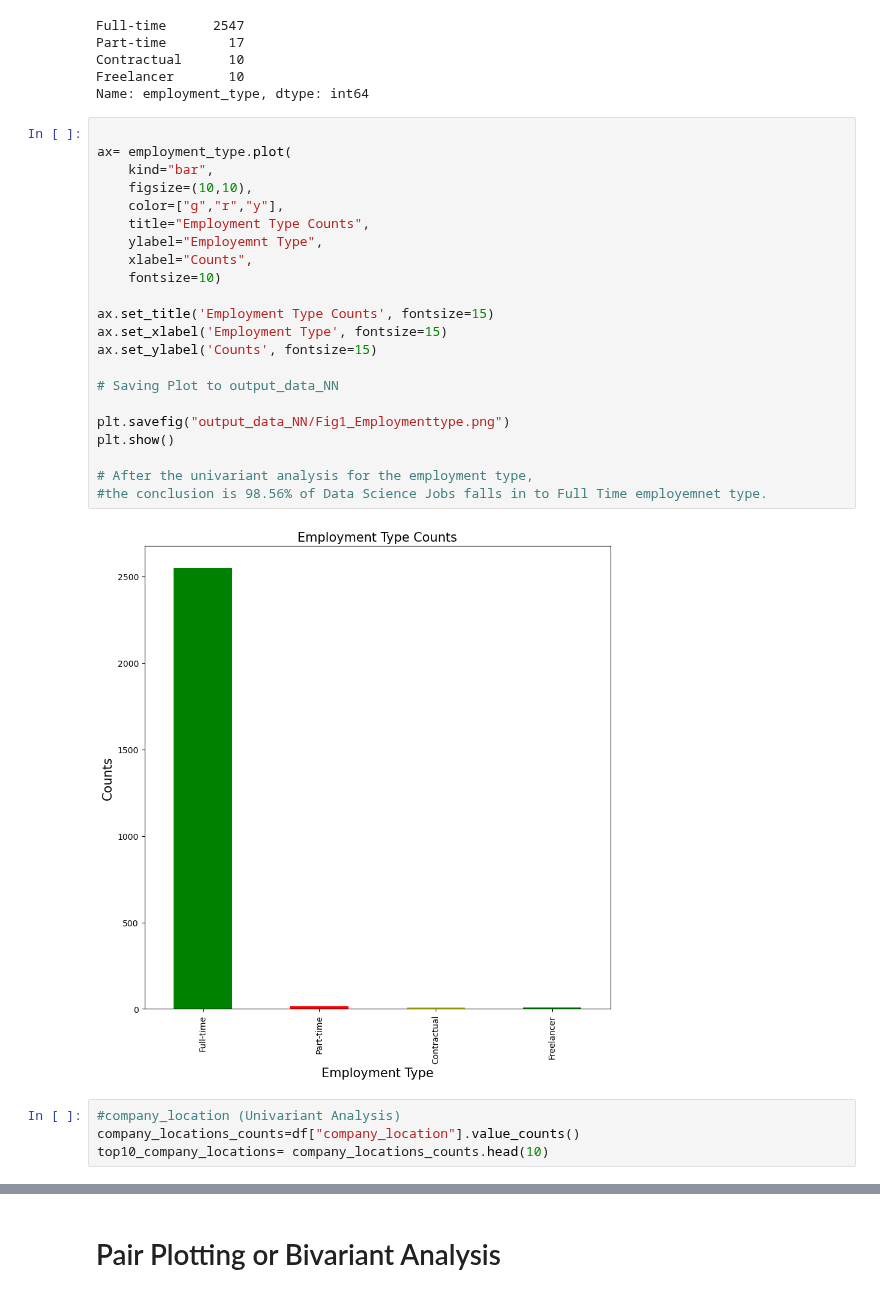
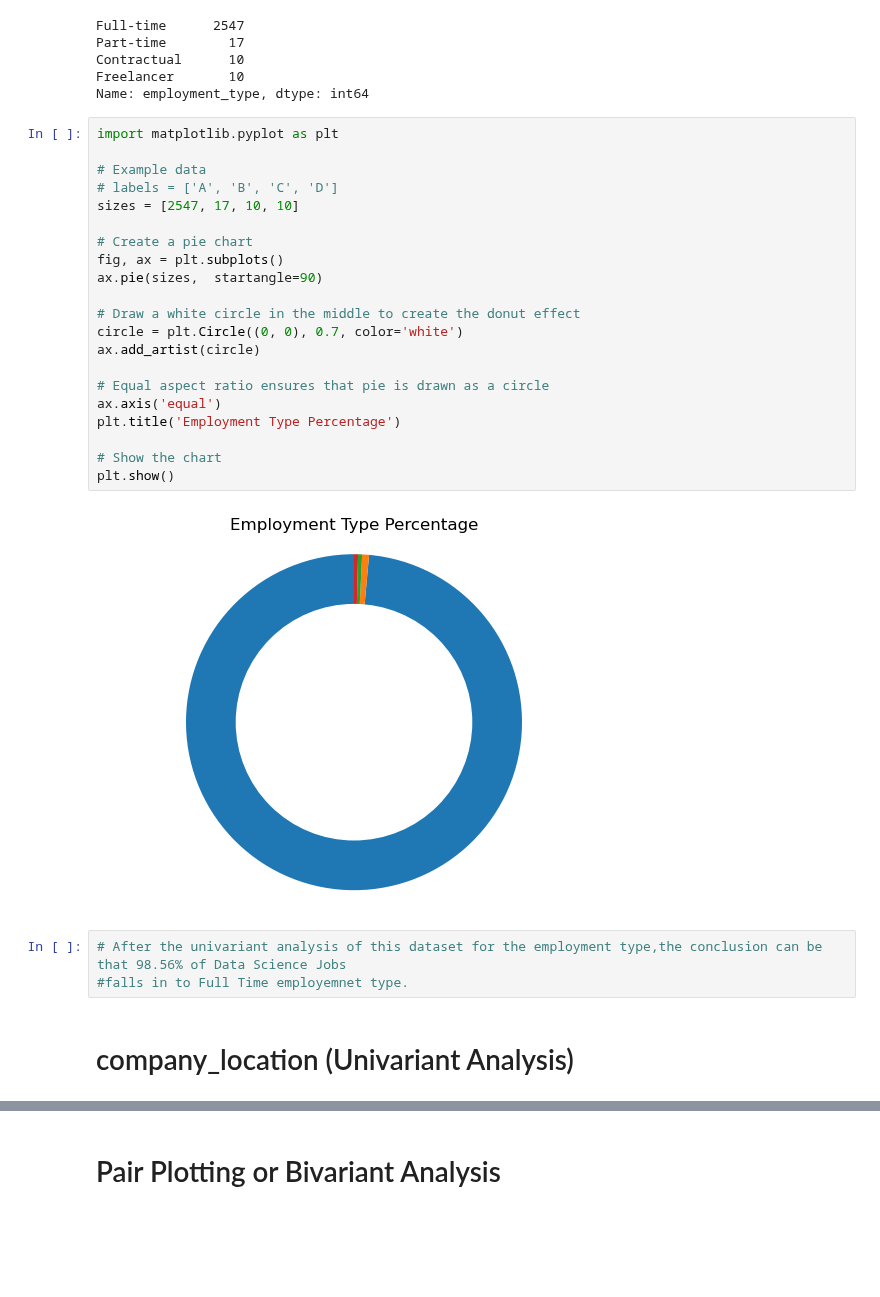
Before and after one commit to garimac12/project_acai, a Jupyter notebook: Project_NN.ipynb, the cells around one changed output, grey strips where cells are left out. Drawn from its saved outputs; the diff is of its cells as text; blank space fills up the shorter version.

```diff
--- a/Project_NN.ipynb
+++ b/Project_NN.ipynb
@@ -120,31 +120,31 @@ Contractual      10
 Freelancer       10
 Name: employment_type, dtype: int64
 # %%
+import matplotlib.pyplot as plt
 
-ax= employment_type.plot(
-    kind="bar",
-    figsize=(10,10),
-    color=["g","r","y"],
-    title="Employment Type Counts",
-    ylabel="Employemnt Type",
-    xlabel="Counts",
-    fontsize=10)
+# Example data
+# labels = ['A', 'B', 'C', 'D']
+sizes = [2547, 17, 10, 10]
 
-ax.set_title('Employment Type Counts', fontsize=15)
-ax.set_xlabel('Employment Type', fontsize=15)
-ax.set_ylabel('Counts', fontsize=15)
+# Create a pie chart
+fig, ax = plt.subplots()
+ax.pie(sizes,  startangle=90)
 
-# Saving Plot to output_data_NN
+# Draw a white circle in the middle to create the donut effect
+circle = plt.Circle((0, 0), 0.7, color='white')
+ax.add_artist(circle)
 
-plt.savefig("output_data_NN/Fig1_Employmenttype.png")
+# Equal aspect ratio ensures that pie is drawn as a circle
+ax.axis('equal')
+plt.title('Employment Type Percentage')
+
+# Show the chart
 plt.show()
-
-# After the univariant analysis for the employment type,
-#the conclusion is 98.56% of Data Science Jobs falls in to Full Time employemnet type.
 # %% [output]
-[figure, old version]
+[figure, new version]
-# %%
-#company_location (Univariant Analysis)
-company_locations_counts=df["company_location"].value_counts()
-top10_company_locations= company_locations_counts.head(10)
+# %%
+# After the univariant analysis of this dataset for the employment type,the conclusion can be that 98.56% of Data Science Jobs
+#falls in to Full Time employemnet type.
+# %% [markdown]
+# company_location (Univariant Analysis)
 # %%
```
Also changed, not shown: parts of 11 cells of this notebook.
